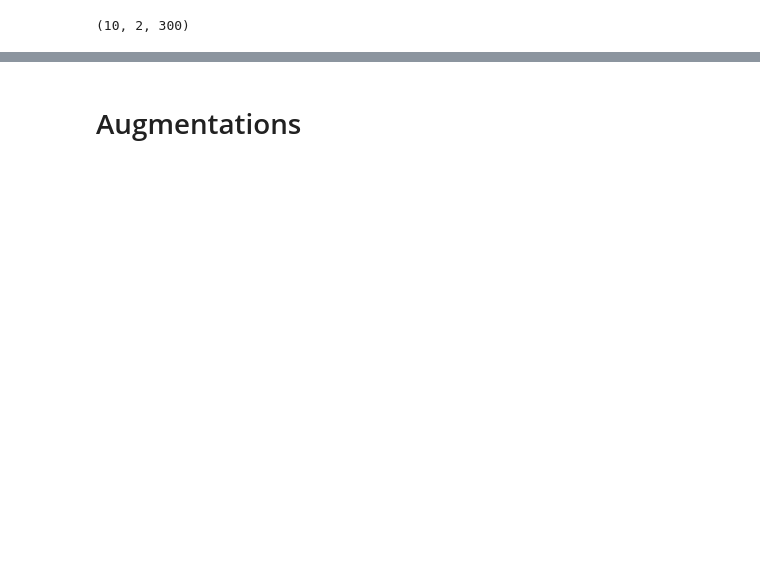
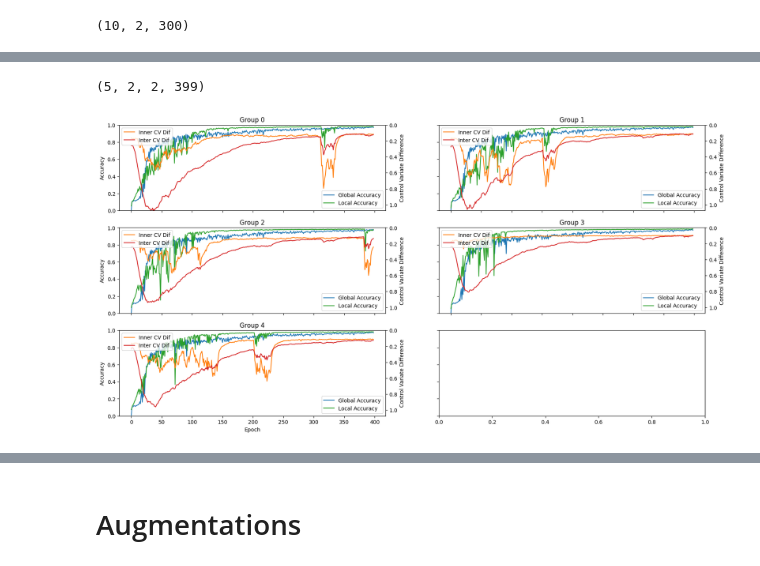
Before and after one commit to martinio1448/SCAFFOLD-PyTorch, a Jupyter notebook: src/read.ipynb, the cells around one changed output, grey strips where cells are left out. Drawn from its saved outputs; the diff is of its cells as text; code cells hidden in the pictures; blank space fills up the shorter version.

```diff
--- a/src/read.ipynb
+++ b/src/read.ipynb
@@ -184,0 +299,6 @@ plt.show()
+# %%
+plot_grouped_stats(indexed_group_acc_before, indexed_group_train_acc_before, indexed_inner_difs, indexed_inter_difs)
+#2023_09_24_1258
+# %% [output]
+(5, 2, 2, 399)
+[figure, added]
```
Also changed, not shown: parts of 47 cells of this notebook, 7 other files.
